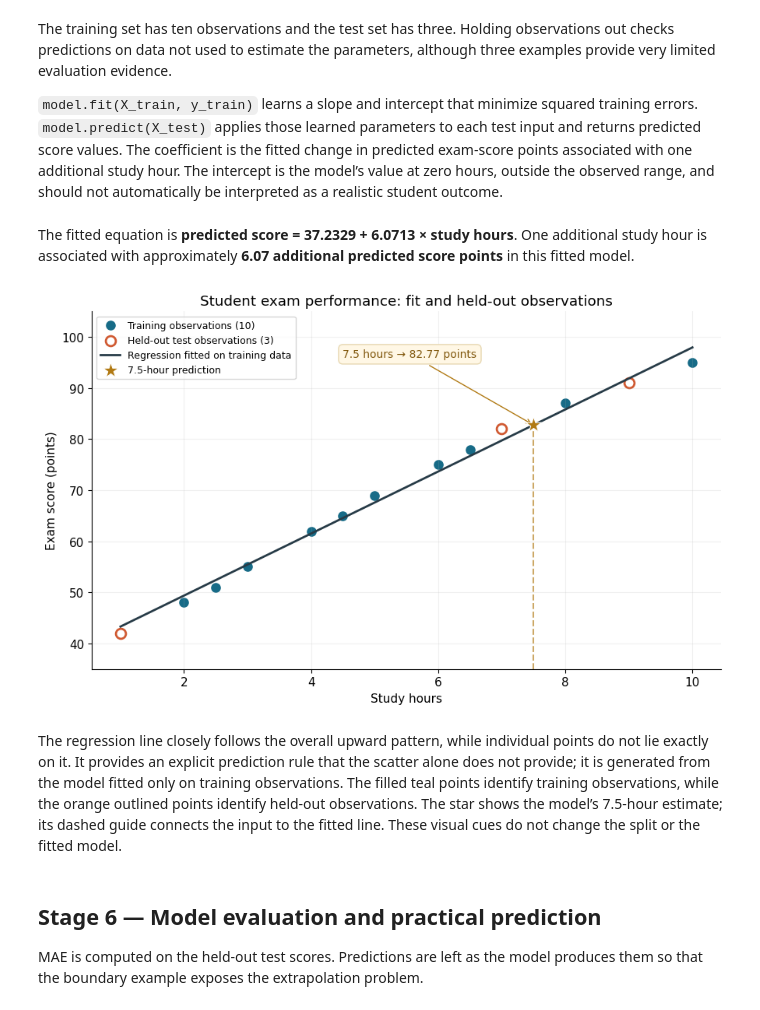
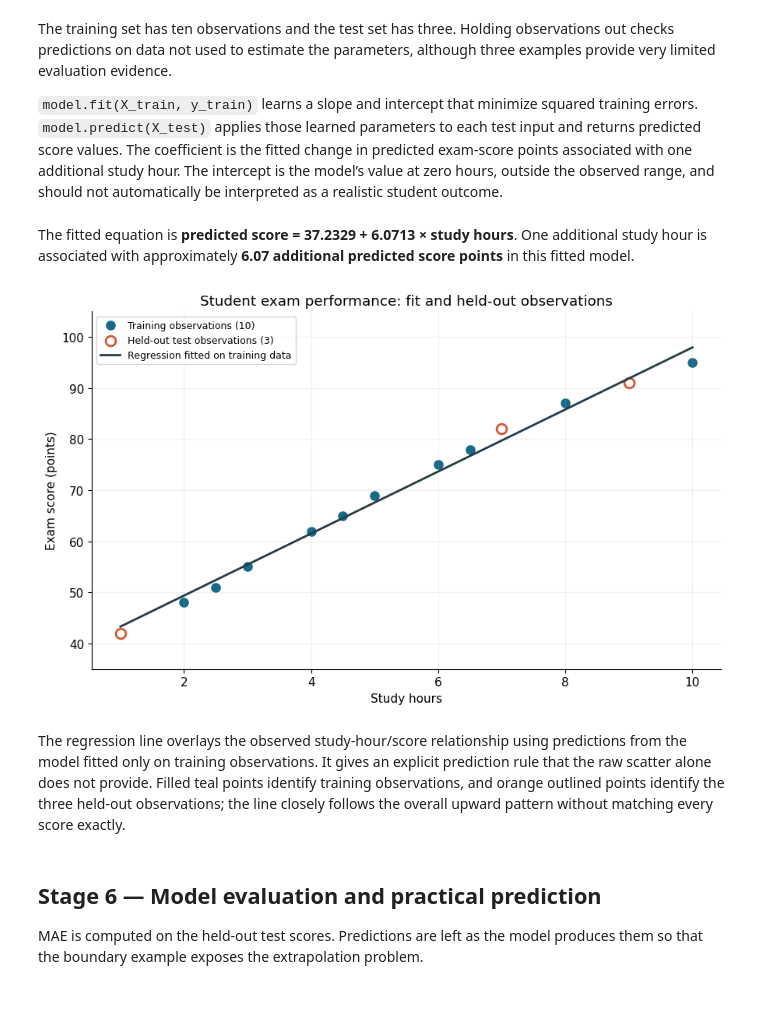
Before and after one commit to oj9o/student-exam-performance-predictor, a Jupyter notebook: Student_Exam_Performance_Predictor.ipynb, the cells around one changed output. Drawn from its saved outputs; the diff is of its cells as text; code cells hidden in the pictures.

Commit message:
Simplify assignment workflow and align prediction with Stage 6

```diff
--- a/Student_Exam_Performance_Predictor.ipynb
+++ b/Student_Exam_Performance_Predictor.ipynb
@@ -244,32 +207,25 @@ prediction_7_5 = model.predict(np.array([[7.5]]))[0]
 # %%
 display(Markdown(f"The fitted equation is **predicted score = {model.intercept_:.4f} + {model.coef_[0]:.4f} × study hours**. One additional study hour is associated with approximately **{model.coef_[0]:.2f} additional predicted score points** in this fitted model."))
 fig, ax = plt.subplots(figsize=(9, 5.6))
 ax.scatter(X_train[:, 0], y_train, s=65, color="#176b87", label="Training observations (10)")
 ax.scatter(X_test[:, 0], y_test, s=85, facecolors="white", edgecolors="#d05a32",
            linewidths=2, label="Held-out test observations (3)")
 line_hours = np.linspace(study_hours.min(), study_hours.max(), 200).reshape(-1, 1)
 ax.plot(line_hours[:, 0], model.predict(line_hours), color="#273b47", linewidth=2,
         label="Regression fitted on training data")
-ax.scatter([7.5], [prediction_7_5], marker="*", s=230, color="#b17a14",
-           edgecolor="white", linewidth=0.8, zorder=5, label="7.5-hour prediction")
-ax.plot([7.5, 7.5], [35, prediction_7_5], linestyle="--", color="#b17a14", alpha=0.65)
-ax.annotate(f"7.5 hours → {prediction_7_5:.2f} points", xy=(7.5, prediction_7_5),
-            xytext=(4.5, 96), fontsize=10, color="#80570c",
-            arrowprops={"arrowstyle": "->", "color": "#b17a14"},
-            bbox={"boxstyle": "round,pad=0.4", "fc": "#fff7e5", "ec": "#e7d8b2"})
 ax.set(title="Student exam performance: fit and held-out observations",
        xlabel="Study hours", ylabel="Exam score (points)", ylim=(35, 105))
 ax.grid(alpha=0.18)
 ax.spines[["top", "right"]].set_visible(False)
 ax.legend(loc="upper left", fontsize=9)
 fig.tight_layout()
 fig.savefig(output_dir / "study_hours_regression.png", dpi=160)
 plt.show()
 # %% [output]
 The fitted equation is **predicted score = 37.2329 + 6.0713 × study hours**. One additional study hour is associated with approximately **6.07 additional predicted score points** in this fitted model.
-[figure, old version]
+[figure, new version]
 # %% [markdown]
-The regression line closely follows the overall upward pattern, while individual points do not lie exactly on it. It provides an explicit prediction rule that the scatter alone does not provide; it is generated from the model fitted only on training observations. The filled teal points identify training observations, while the orange outlined points identify held-out observations. The star shows the model’s 7.5-hour estimate; its dashed guide connects the input to the fitted line. These visual cues do not change the split or the fitted model.
+The regression line overlays the observed study-hour/score relationship using predictions from the model fitted only on training observations. It gives an explicit prediction rule that the raw scatter alone does not provide. Filled teal points identify training observations, and orange outlined points identify the three held-out observations; the line closely follows the overall upward pattern without matching every score exactly.
 # %% [markdown]
 ## Stage 6 — Model evaluation and practical prediction
 MAE is computed on the held-out test scores. Predictions are left as the model produces them so that the boundary example exposes the extrapolation problem.
```
Also changed, not shown: parts of 7 cells of this notebook, 4 other files.
